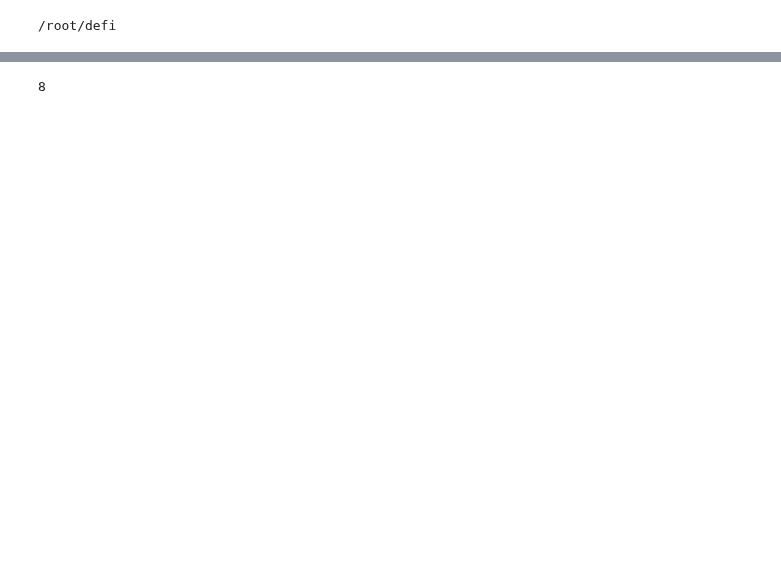
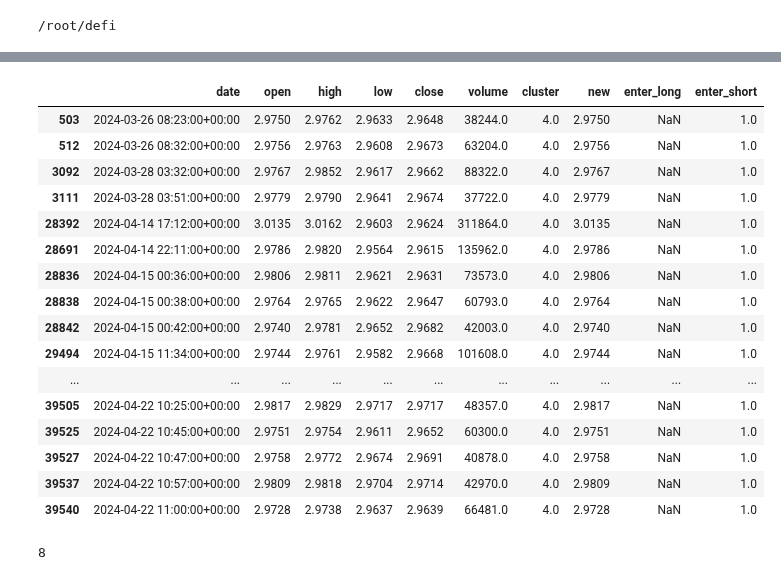
Before and after one commit to mohsenjfar/trade, a Jupyter notebook: user_data/notebooks/cluster_strategy_analysis.ipynb, the cells around one changed output, grey strips where cells are left out. Cells and saved outputs as stored; diff of their text form; code cells hidden in the pictures; blank space fills up the shorter version.

```diff
--- a/user_data/notebooks/cluster_strategy_analysis.ipynb
+++ b/user_data/notebooks/cluster_strategy_analysis.ipynb
@@ -41,0 +38,23 @@ pair = 'WIF/USDT:USDT'
+# %%
+dataframe_1m = load_pair_history(
+    datadir=data_location,
+    timeframe='1m',
+    pair=pair,
+    data_format = "feather",
+    candle_type=CandleType.FUTURES,
+)
+# %%
+dataframe_5m = load_pair_history(
+    datadir=data_location,
+    timeframe='5m',
+    pair=pair,
+    data_format = "feather",
+    candle_type=CandleType.FUTURES,
+)
+# %%
+def cluster_borders(pair):
+    dataframe = dataframe_5m.iloc[dataframe_5m.index > 10]
+    X = dataframe.close.values.reshape(-1,1)
+    kmeans = KMeans(n_clusters=6, random_state=42).fit(X)
+    dataframe['cluster'] = kmeans.predict(X)
+    return dataframe.groupby(['cluster']).min().close.sort_values().values
@@ -41,0 +65,7 @@ pair = 'WIF/USDT:USDT'
+# %%
+borders = cluster_borders(pair)
+
+for c, border in enumerate(borders):
+    dataframe_1m.loc[(dataframe_1m.close >= border),'cluster'] = c
+
+dataframe_1m
@@ -42,3 +104,23 @@ pair = 'WIF/USDT:USDT'
+# %%
+dataframe_1m[dataframe_1m.enter_short==1]
+# %% [output]
+|  | date | open | high | low | close | volume | cluster | new | enter_long | enter_short |
+| 503 | 2024-03-26 08:23:00+00:00 | 2.9750 | 2.9762 | 2.9633 | 2.9648 | 38244.0 | 4.0 | 2.9750 | NaN | 1.0 |
+| 512 | 2024-03-26 08:32:00+00:00 | 2.9756 | 2.9763 | 2.9608 | 2.9673 | 63204.0 | 4.0 | 2.9756 | NaN | 1.0 |
+| 3092 | 2024-03-28 03:32:00+00:00 | 2.9767 | 2.9852 | 2.9617 | 2.9662 | 88322.0 | 4.0 | 2.9767 | NaN | 1.0 |
+| 3111 | 2024-03-28 03:51:00+00:00 | 2.9779 | 2.9790 | 2.9641 | 2.9674 | 37722.0 | 4.0 | 2.9779 | NaN | 1.0 |
+| 28392 | 2024-04-14 17:12:00+00:00 | 3.0135 | 3.0162 | 2.9603 | 2.9624 | 311864.0 | 4.0 | 3.0135 | NaN | 1.0 |
+| 28691 | 2024-04-14 22:11:00+00:00 | 2.9786 | 2.9820 | 2.9564 | 2.9615 | 135962.0 | 4.0 | 2.9786 | NaN | 1.0 |
+| 28836 | 2024-04-15 00:36:00+00:00 | 2.9806 | 2.9811 | 2.9621 | 2.9631 | 73573.0 | 4.0 | 2.9806 | NaN | 1.0 |
+| 28838 | 2024-04-15 00:38:00+00:00 | 2.9764 | 2.9765 | 2.9622 | 2.9647 | 60793.0 | 4.0 | 2.9764 | NaN | 1.0 |
+| 28842 | 2024-04-15 00:42:00+00:00 | 2.9740 | 2.9781 | 2.9652 | 2.9682 | 42003.0 | 4.0 | 2.9740 | NaN | 1.0 |
+| 29494 | 2024-04-15 11:34:00+00:00 | 2.9744 | 2.9761 | 2.9582 | 2.9668 | 101608.0 | 4.0 | 2.9744 | NaN | 1.0 |
+| ... | ... | ... | ... | ... | ... | ... | ... | ... | ... | ... |
+| 39505 | 2024-04-22 10:25:00+00:00 | 2.9817 | 2.9829 | 2.9717 | 2.9717 | 48357.0 | 4.0 | 2.9817 | NaN | 1.0 |
+| 39525 | 2024-04-22 10:45:00+00:00 | 2.9751 | 2.9754 | 2.9611 | 2.9652 | 60300.0 | 4.0 | 2.9751 | NaN | 1.0 |
+| 39527 | 2024-04-22 10:47:00+00:00 | 2.9758 | 2.9772 | 2.9674 | 2.9691 | 40878.0 | 4.0 | 2.9758 | NaN | 1.0 |
+| 39537 | 2024-04-22 10:57:00+00:00 | 2.9809 | 2.9818 | 2.9704 | 2.9714 | 42970.0 | 4.0 | 2.9809 | NaN | 1.0 |
+| 39540 | 2024-04-22 11:00:00+00:00 | 2.9728 | 2.9738 | 2.9637 | 2.9639 | 66481.0 | 4.0 | 2.9728 | NaN | 1.0 |
 # %%
 dataframe = load_pair_history(
     datadir=data_location,
```
Also changed, not shown: parts of 6 cells of this notebook, 1 other file.
